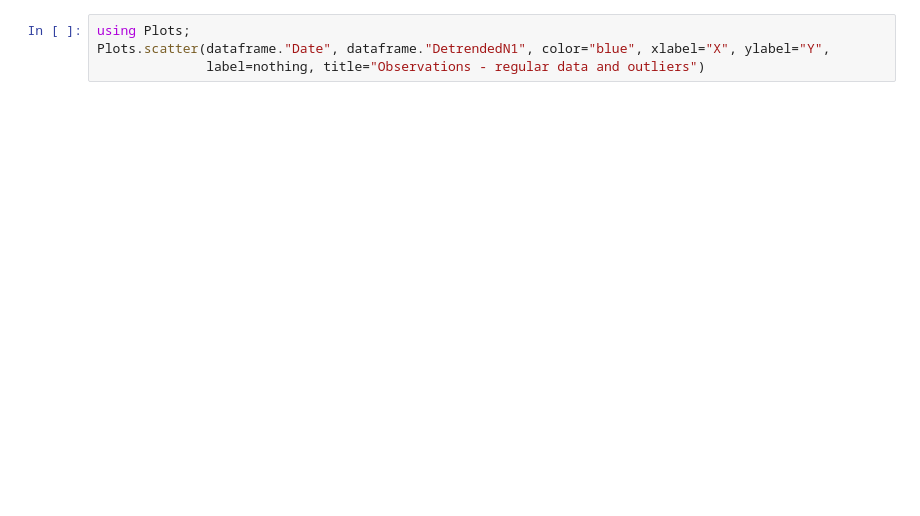
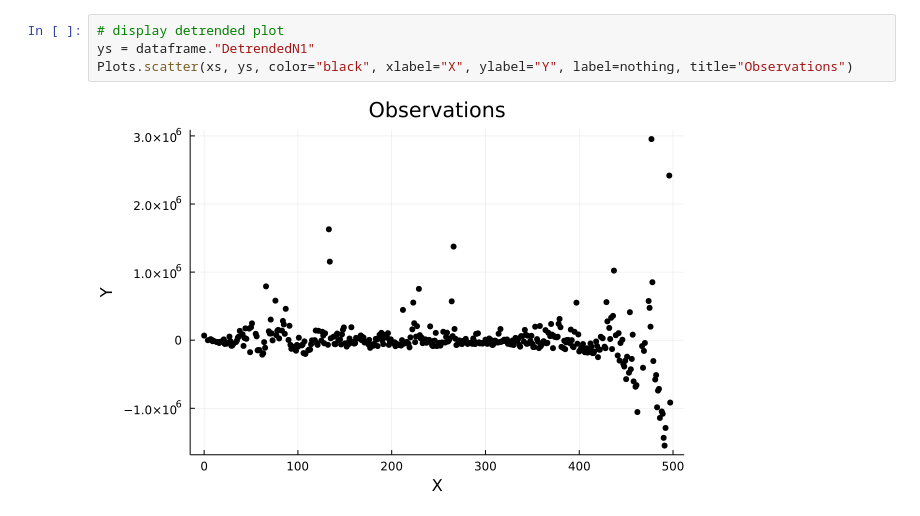
Before and after one commit to UW-Madison-DSI/PPL_OutlierPrediction, a Jupyter notebook: src/step01-importing-data/step01.ipynb, the cells around one changed output. Cells and saved outputs as stored; diff of their text form; blank space fills up the shorter version.

```diff
--- a/src/step01-importing-data/step01.ipynb
+++ b/src/step01-importing-data/step01.ipynb
@@ -24,4 +45,6 @@ Plot the detrended concentration data (DetrendedN1 column) in blue.
 # %%
-using Plots;
-Plots.scatter(dataframe."Date", dataframe."DetrendedN1", color="blue", xlabel="X", ylabel="Y",
-              label=nothing, title="Observations - regular data and outliers")
+# display detrended plot
+ys = dataframe."DetrendedN1"
+Plots.scatter(xs, ys, color="black", xlabel="X", ylabel="Y", label=nothing, title="Observations")
+# %% [output]
+[figure, added]
```
Also changed, not shown: parts of 7 cells of this notebook, 3 other files.
